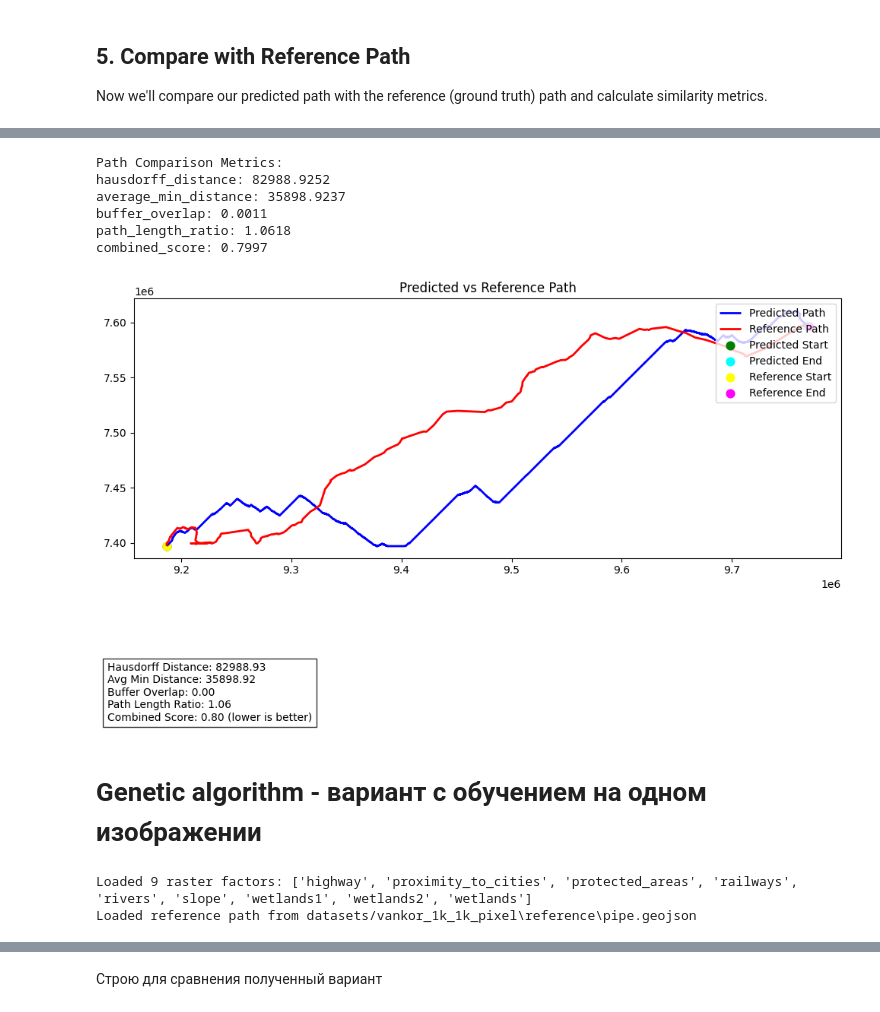
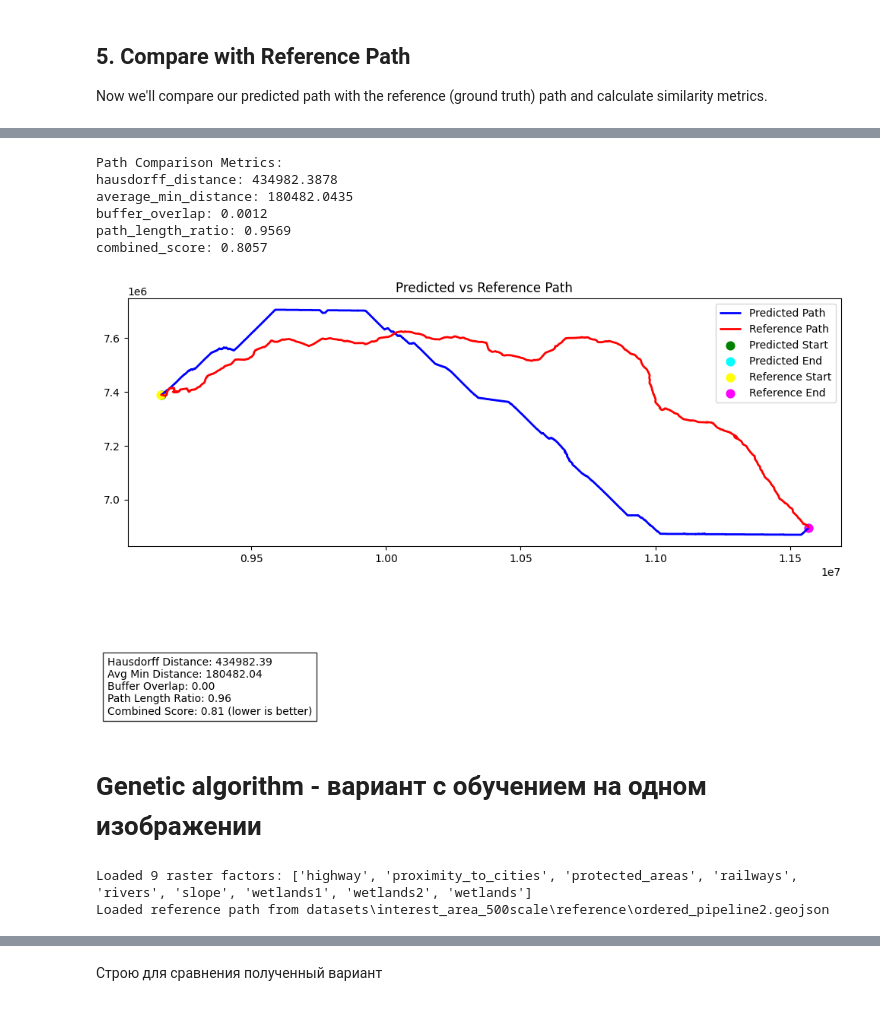
Before and after one commit to MariaKondr/ga_test, a Jupyter notebook: analysis.ipynb, the cells around one changed output, grey strips where cells are left out. Saved outputs shown, nothing was run; the diff lists cells and outputs as text; code cells hidden in the pictures.

```diff
--- a/analysis.ipynb
+++ b/analysis.ipynb
@@ -70,0 +66,5 @@ Loaded reference path from datasets/vankor_1k_1k_pixel\reference\pipe.geojson
+# %%
+import geopandas as gpd
+
+gdf = gpd.read_file(r'datasets/roi2_100scale/results/least_cost_path_roi2.geojson')#(r'C:\Users\user\pipefit\pipefit\datasets\roi1_100scale\results\least_cost_path_roi1.geojson')
+print(gdf.crs)
@@ -70,0 +73,13 @@ Loaded reference path from datasets/vankor_1k_1k_pixel\reference\pipe.geojson
+# %%
+# Проверка типа геометрии (должна быть LineString или MultiLineString)
+print("Тип геометрии:", gdf.geometry.type)
+
+# Расчет длины для каждого объекта в файле
+gdf['length'] = gdf.geometry.length  # Длина в единицах проекции (обычно метры)
+
+# Вывод результатов
+print(gdf[['length']].head())
+
+# Суммарная длина всех сегментов (если маршрут состоит из нескольких частей)
+total_length = gdf['length'].sum()
+print(f"\nОбщая длина маршрута: {total_length:.2f} метров")
@@ -70,0 +93,3 @@ Loaded reference path from datasets/vankor_1k_1k_pixel\reference\pipe.geojson
+# %%
+line = gdf.geometry.iloc[0]  # Берем первую геометрию
+print(f"Длина маршрута: {line.length:.2f} метров")
@@ -131,8 +264,12 @@ Using the cost map, we'll find the least cost path between start and end points.
 # Option 1: Define using geographical coordinates
 
 
-start_x, start_y = 9187144, 7397263#8536880, 9502543  # Example coordinates (replace with actual coordinates)
-end_x, end_y = 9767670, 7597333 #8563026, 9496811 #8832995, 9632587     # Example coordinates (replace with actual coordinates) 8831023, 9630540
+# start_x, start_y = 9187144, 7397263#8536880, 9502543  # Example coordinates (replace with actual coordinates)
+# end_x, end_y = 9767670, 7597333 #8563026, 9496811 #8832995, 9632587     # Example coordinates (replace with actual coordinates) 8831023, 9630540
+
+
+start_x, start_y = 9167986, 7388294 # 8536880, 9502543 - для ванкора
+end_x, end_y = 11568914, 6894631 # 8563026, 9496811- для ванкора
 
 # # Convert to raster indices
 start_indices = data_loader.coordinates_to_indices(start_x, start_y)
@@ -188,30 +439,30 @@ Now we'll compare our predicted path with the reference (ground truth) path and
 # %%
 # Create path evaluator with reference path passed explicitly
 evaluator = PathEvaluator(
     predicted_path=path_indices,
-    reference_path=reference_path,  # Pass the reference path directly
+    reference_path=result_gdf, #reference_path,  # Pass the reference path directly
     transform=metadata['transform'],
     crs=metadata['crs']
 )
 
 # Calculate all metrics
-metrics = evaluator.evaluate_all_metrics(buffer_distance=100)  # Adjust buffer distance as needed
+metrics = evaluator.evaluate_all_metrics(buffer_distance=500)  # Adjust buffer distance as needed
 
 # Display metrics
 print("Path Comparison Metrics:")
 for metric_name, value in metrics.items():
     print(f"{metric_name}: {value:.4f}")
 
 # Visualize paths with metrics
-evaluator.visualize_paths(title="Predicted vs Reference Path", buffer_distance=100)
+evaluator.visualize_paths(title="Predicted vs Reference Path", buffer_distance=500)
 # %% [output]
 Path Comparison Metrics:
-hausdorff_distance: 82988.9252
-average_min_distance: 35898.9237
-buffer_overlap: 0.0011
-path_length_ratio: 1.0618
-combined_score: 0.7997
+hausdorff_distance: 434982.3878
+average_min_distance: 180482.0435
+buffer_overlap: 0.0012
+path_length_ratio: 0.9569
+combined_score: 0.8057
-[figure, old version]
+[figure, new version]
 # %% [markdown]
 # Genetic algorithm - вариант с обучением на одном изображении
 # %%
@@ -432,7 +686,7 @@ def visualize_ga_results(table, all_populations, best_individual, generations, b
 
     plt.show()
 # %%
-dataset_path = "datasets/interest_area" # датасет, который охватывают весь путь обучающей трубы
+dataset_path = "datasets/interest_area_500scale" # датасет, который охватывают весь путь обучающей трубы
 # Используемый датасет тестовый - "datasets/vankor_1k_1k_pixel" - то на чем проверяла работу
 
 factor_mapping = {
@@ -450,17 +704,17 @@ factor_mapping = {
 data_loader = DataLoader(dataset_path)
 data_loader.load_data(factor_mapping=factor_mapping)
 
-start_x, start_y = 9167986, 7388294 # 8536880, 9502543 - для ванкора
-end_x, end_y = 11568914, 6894631 # 8563026, 9496811- для ванкора
+start_x, start_y = 9167986, 7388294
+end_x, end_y = 11568914, 6894631
 
 start_indices = data_loader.coordinates_to_indices(start_x, start_y)
 end_indices = data_loader.coordinates_to_indices(end_x, end_y)
 
 reference_path_dir = os.path.join(dataset_path, 'reference')
-reference_path = load_reference_path(reference_path_dir)
+reference_path = load_reference_path(r'datasets\interest_area_500scale\reference\ordered_pipeline2.geojson')#reference_path_dir)
 metadata = data_loader.get_common_metadata()
 # %% [output]
 Loaded 9 raster factors: ['highway', 'proximity_to_cities', 'protected_areas', 'railways', 'rivers', 'slope', 'wetlands1', 'wetlands2', 'wetlands']
-Loaded reference path from datasets/vankor_1k_1k_pixel\reference\pipe.geojson
+Loaded reference path from datasets\interest_area_500scale\reference\ordered_pipeline2.geojson
 # %%
 # Параметры ГА
```
Also changed, not shown: parts of 37 cells of this notebook.
